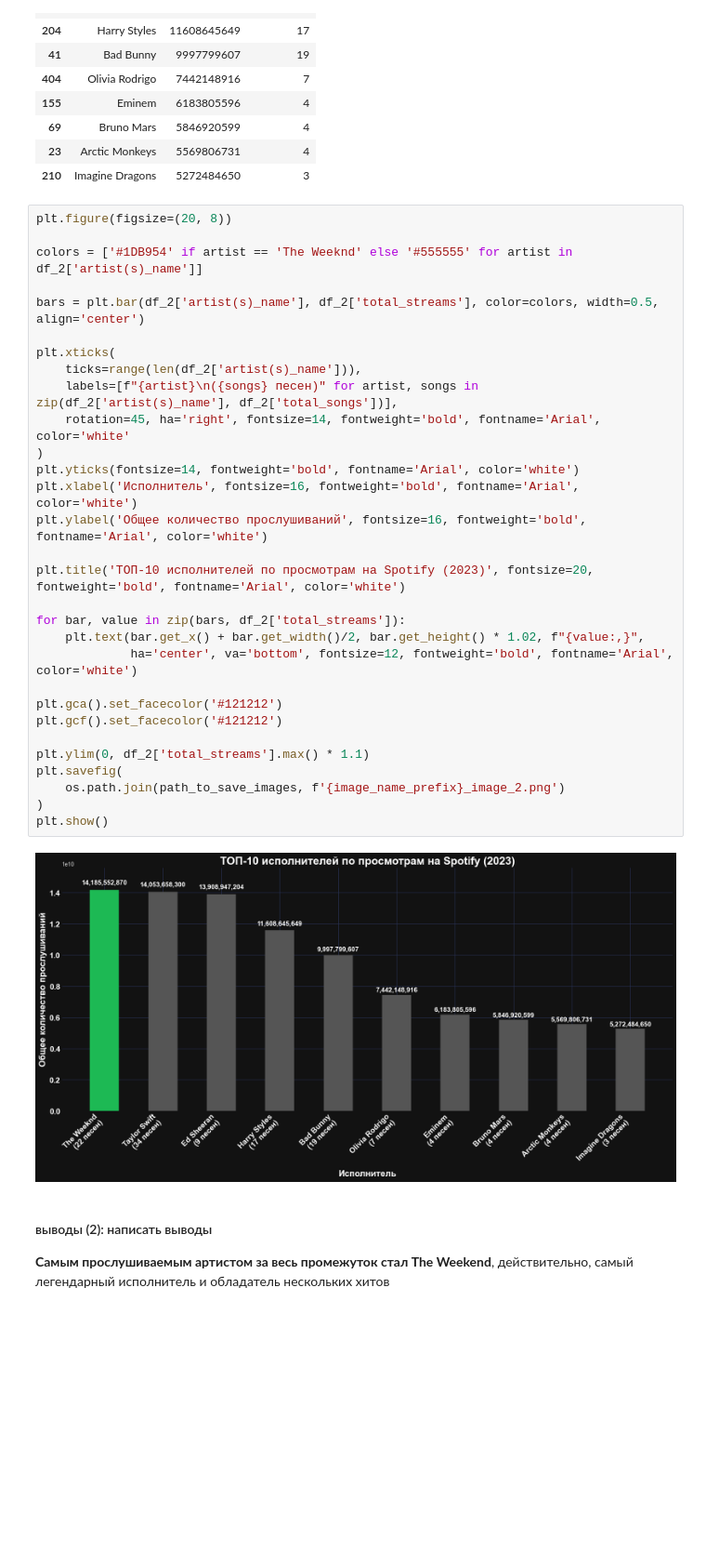
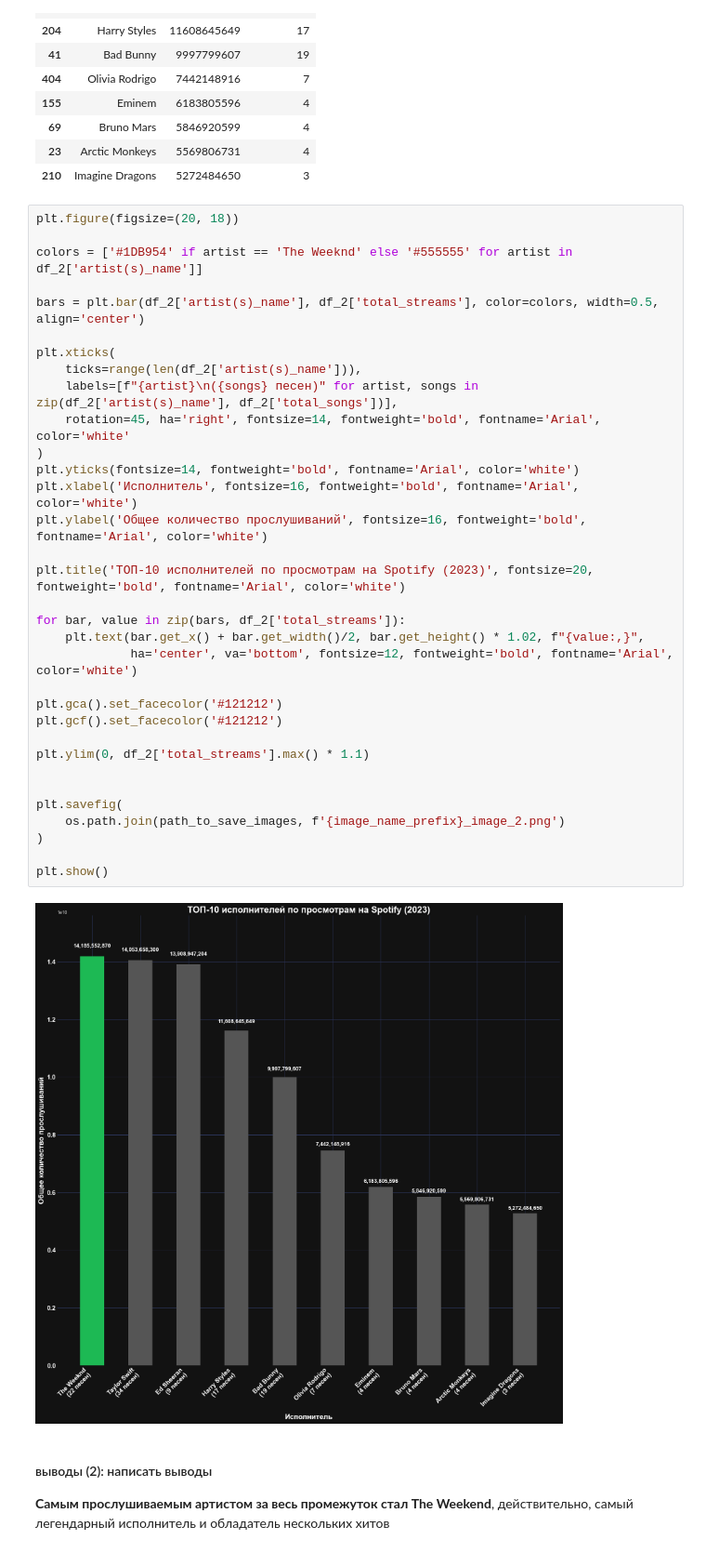
Before and after one commit to BogdanG888G/SHAD_homework_2024-2025, a Jupyter notebook: Статистика/HW_14/notebook_homework.ipynb, the cells around one changed output. Shown at 93% size. Drawn from its saved outputs; the diff is of its cells as text; blank space fills up the shorter version.

```diff
--- a/Статистика/HW_14/notebook_homework.ipynb
+++ b/Статистика/HW_14/notebook_homework.ipynb
@@ -224,37 +224,40 @@ df_2
 | 23 | Arctic Monkeys | 5569806731 | 4 |
 | 210 | Imagine Dragons | 5272484650 | 3 |
 # %%
-plt.figure(figsize=(20, 8))
+plt.figure(figsize=(20, 18))
 
 colors = ['#1DB954' if artist == 'The Weeknd' else '#555555' for artist in df_2['artist(s)_name']]
 
 bars = plt.bar(df_2['artist(s)_name'], df_2['total_streams'], color=colors, width=0.5, align='center')
 
 plt.xticks(
     ticks=range(len(df_2['artist(s)_name'])),
     labels=[f"{artist}\n({songs} песен)" for artist, songs in zip(df_2['artist(s)_name'], df_2['total_songs'])],
     rotation=45, ha='right', fontsize=14, fontweight='bold', fontname='Arial', color='white'
 )
 plt.yticks(fontsize=14, fontweight='bold', fontname='Arial', color='white')
 plt.xlabel('Исполнитель', fontsize=16, fontweight='bold', fontname='Arial', color='white')
 plt.ylabel('Общее количество прослушиваний', fontsize=16, fontweight='bold', fontname='Arial', color='white')
 
 plt.title('ТОП-10 исполнителей по просмотрам на Spotify (2023)', fontsize=20, fontweight='bold', fontname='Arial', color='white')
 
 for bar, value in zip(bars, df_2['total_streams']):
     plt.text(bar.get_x() + bar.get_width()/2, bar.get_height() * 1.02, f"{value:,}",
              ha='center', va='bottom', fontsize=12, fontweight='bold', fontname='Arial', color='white')
 
 plt.gca().set_facecolor('#121212')
 plt.gcf().set_facecolor('#121212')
 
 plt.ylim(0, df_2['total_streams'].max() * 1.1)
+
+
 plt.savefig(
     os.path.join(path_to_save_images, f'{image_name_prefix}_image_2.png')
 )
+
 plt.show()
 # %% [output]
-[figure, old version]
+[figure, new version]
 # %% [markdown]
 #### выводы (2): написать выводы
 **Самым прослушиваемым артистом за весь промежуток стал The Weekend**, действительно, самый легендарный исполнитель и обладатель нескольких хитов
```
Also changed, not shown: 1 other file.
